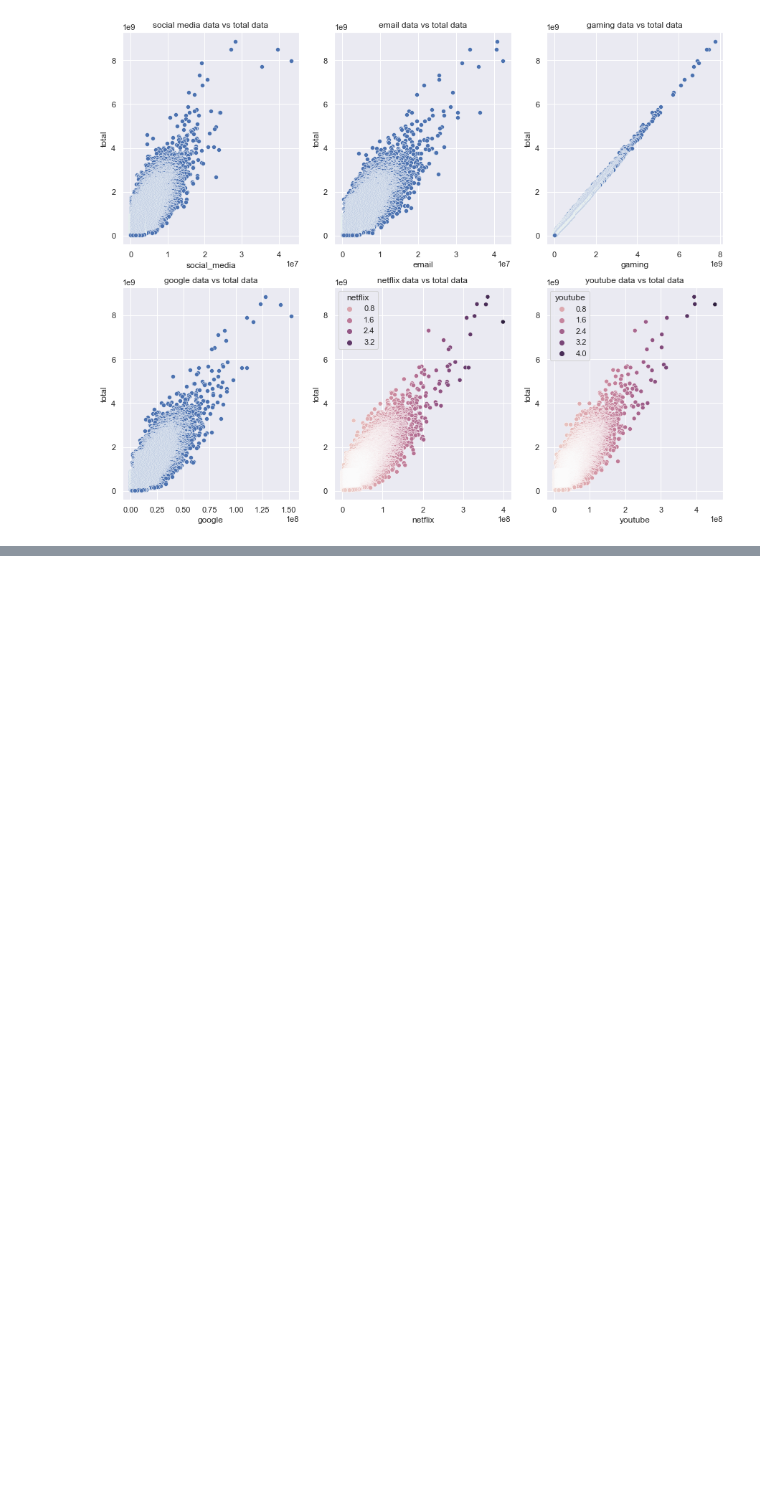
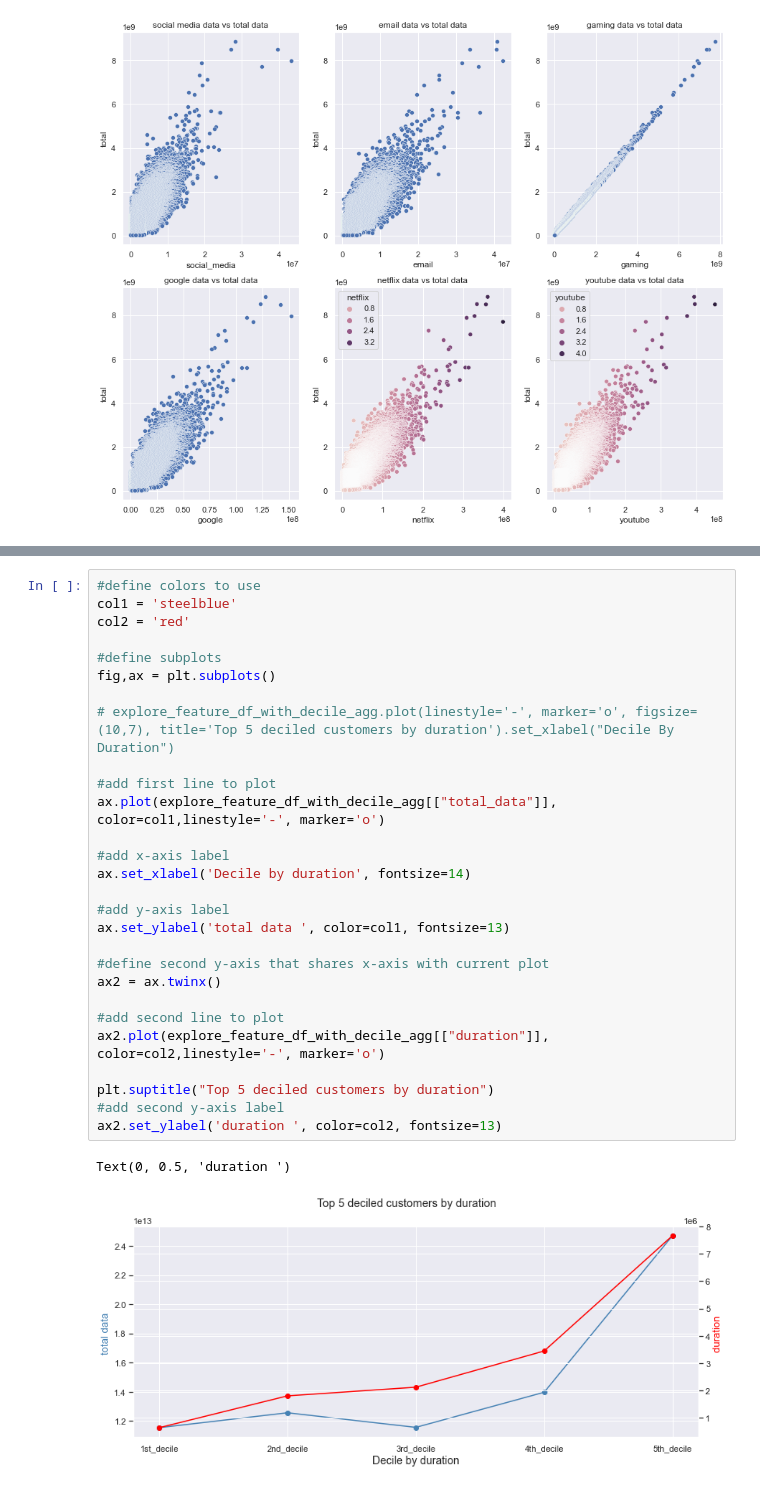
Before and after one commit to Nathnael12/Telecom_data_analysis, a Jupyter notebook: notebooks/data_exploration.ipynb, the cells around one changed output, grey strips where cells are left out. Cells and saved outputs as stored; diff of their text form; blank space fills up the shorter version.

```diff
--- a/notebooks/data_exploration.ipynb
+++ b/notebooks/data_exploration.ipynb
@@ -550,0 +624,31 @@ plt.show()
+# %%
+#define colors to use
+col1 = 'steelblue'
+col2 = 'red'
+
+#define subplots
+fig,ax = plt.subplots()
+
+# explore_feature_df_with_decile_agg.plot(linestyle='-', marker='o', figsize=(10,7), title='Top 5 deciled customers by duration').set_xlabel("Decile By Duration")
+
+#add first line to plot
+ax.plot(explore_feature_df_with_decile_agg[["total_data"]], color=col1,linestyle='-', marker='o')
+
+#add x-axis label
+ax.set_xlabel('Decile by duration', fontsize=14)
+
+#add y-axis label
+ax.set_ylabel('total data ', color=col1, fontsize=13)
+
+#define second y-axis that shares x-axis with current plot
+ax2 = ax.twinx()
+
+#add second line to plot
+ax2.plot(explore_feature_df_with_decile_agg[["duration"]], color=col2,linestyle='-', marker='o')
+
+plt.suptitle("Top 5 deciled customers by duration")
+#add second y-axis label
+ax2.set_ylabel('duration ', color=col2, fontsize=13)
+# %% [output]
+Text(0, 0.5, 'duration ')
+[figure, added]
```
Also changed, not shown: parts of 6 cells of this notebook.
